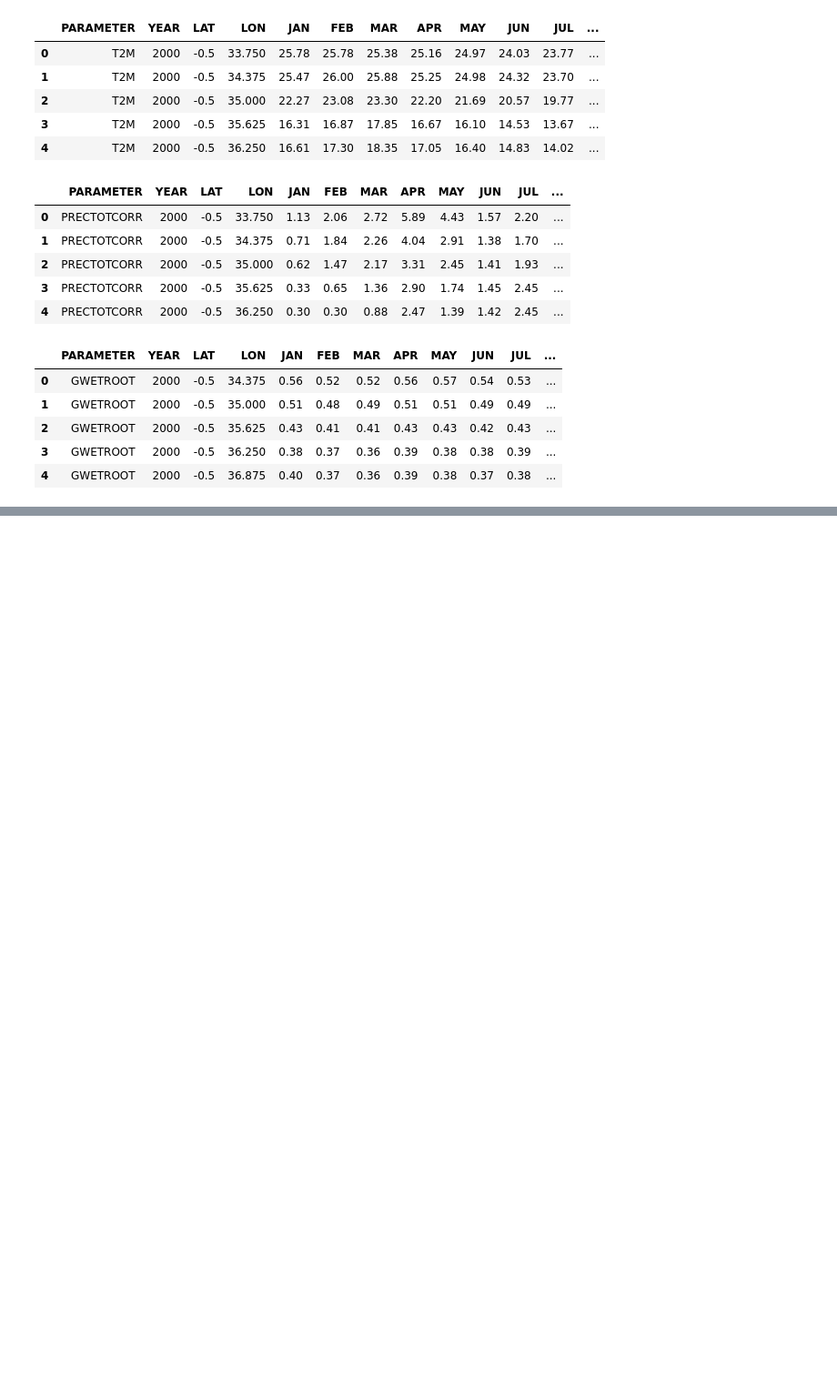
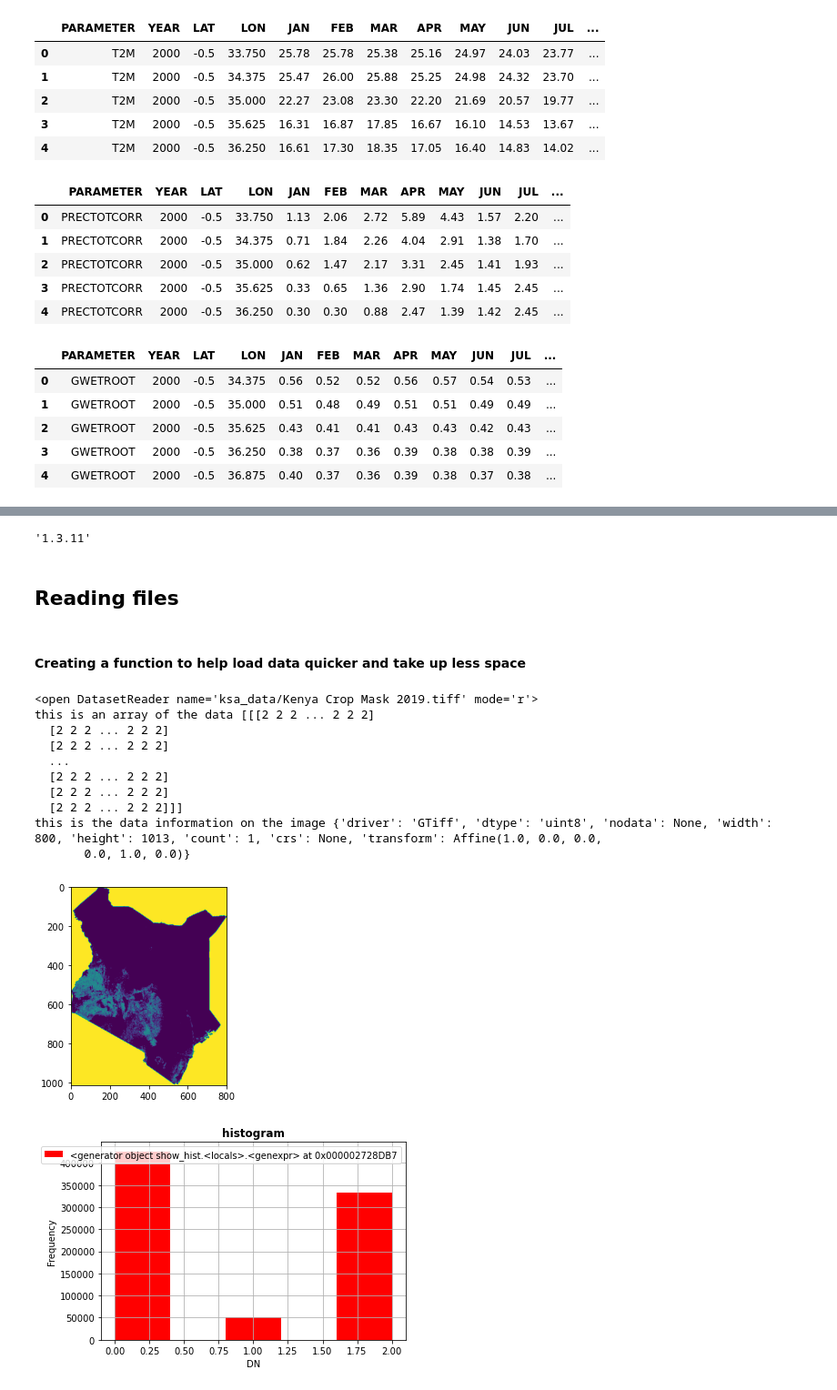
Before and after one commit to CWanderi/capstone_project, a Jupyter notebook: capstone_project.ipynb, the cells around one changed output, grey strips where cells are left out. Shown at 91% size. Cells and saved outputs as stored; diff of their text form; code cells hidden in the pictures; blank space fills up the shorter version.

```diff
--- a/capstone_project.ipynb
+++ b/capstone_project.ipynb
@@ -423,0 +489,35 @@ Soil_Wetness.head()
+# %%
+import geopandas as gpd
+import rasterio
+rasterio.__version__
+# %% [output]
+'1.3.11'
+# %% [markdown]
+## Reading files
+# %% [markdown]
+#### Creating a function to help load data quicker and take up less space
+# %%
+def processing_data(filepath):
+    data = rasterio.open(filepath)
+    print(data)
+    array_data = data.read()
+    print(f"this is an array of the data {array_data}")
+    print(f"this is the data information on the image {data.meta}")
+
+    show(data)
+    show_hist(data, bins=5, title='histogram')
+# %%
+processing_data("ksa_data/Kenya Crop Mask 2019.tiff")
+# %% [output]
+<open DatasetReader name='ksa_data/Kenya Crop Mask 2019.tiff' mode='r'>
+this is an array of the data [[[2 2 2 ... 2 2 2]
+  [2 2 2 ... 2 2 2]
+  [2 2 2 ... 2 2 2]
+  ...
+  [2 2 2 ... 2 2 2]
+  [2 2 2 ... 2 2 2]
+  [2 2 2 ... 2 2 2]]]
+this is the data information on the image {'driver': 'GTiff', 'dtype': 'uint8', 'nodata': None, 'width': 800, 'height': 1013, 'count': 1, 'crs': None, 'transform': Affine(1.0, 0.0, 0.0,
+       0.0, 1.0, 0.0)}
+[figure, added]
+[figure, added]
```
Also changed, not shown: parts of 15 cells of this notebook.
